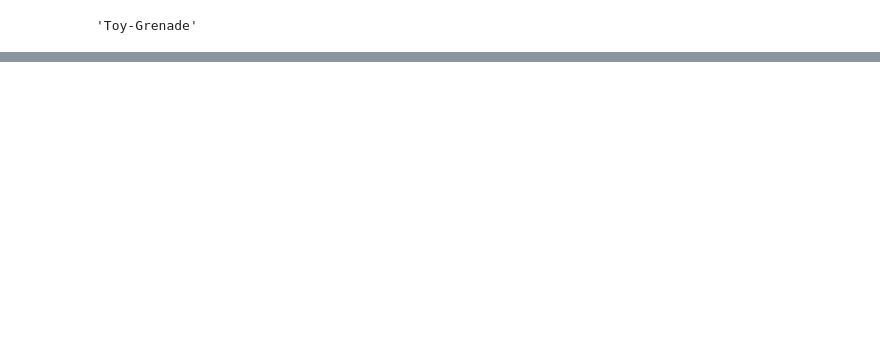
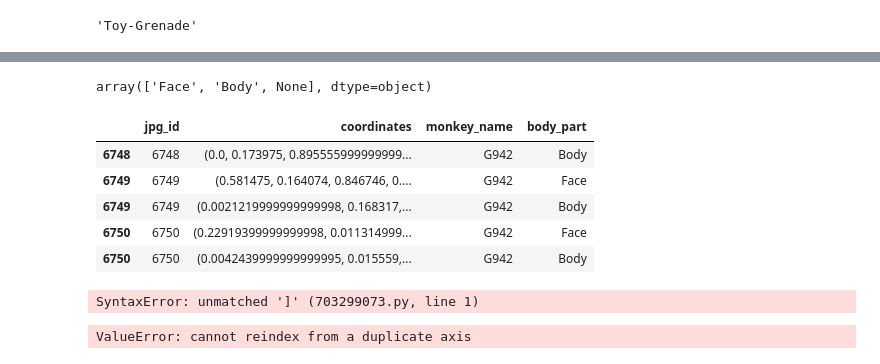
Before and after one commit to julie0924/PhotoMetadata, a Jupyter notebook: json/ReadingJSON.ipynb, the cells around one changed output, grey strips where cells are left out. Cells and saved outputs as stored; diff of their text form; code cells hidden in the pictures; blank space fills up the shorter version.

```diff
--- a/json/ReadingJSON.ipynb
+++ b/json/ReadingJSON.ipynb
@@ -165,0 +181,6 @@ AttributeError: 'DataFrame' object has no attribute 'bndbox_name'
+# %%
+monkey_coord = monkey_coord[~monkey_coord['bndbox_name'].str.contains('triangle|swing', case=False)]
+# Define the dictionary of replacements
+replacements = {'Unknown 1': 'Unknown1', 'Unknown 2': 'Unknown2', 'DF21' : 'DF2I', 'OEX': '0EX', '0F1': '0FL'}
+# Replace the patterns in the 'bndbox_name' column using the dictionary of replacements
+monkey_coord['bndbox_name'] = monkey_coord['bndbox_name'].replace(replacements, regex=True)
@@ -222,0 +220,29 @@ See the caveats in the documentation: https://pandas.pydata.org/pandas-docs/stab
+# %%
+monkey_coord['body_part'] = monkey_coord['body_part'].str.replace(' ', '')
+monkey_coord['body_part'] = monkey_coord['body_part'].str.capitalize()
+monkey_coord.body_part.unique()
+# %% [output]
+array(['Face', 'Body', None], dtype=object)
+# %%
+monkey_coord = monkey_coord.drop('file_name',axis=1)
+monkey_coord.tail(5)
+# %% [output]
+|  | jpg_id | coordinates | monkey_name | body_part |
+| 6748 | 6748 | (0.0, 0.173975, 0.895555999999999... | G942 | Body |
+| 6749 | 6749 | (0.581475, 0.164074, 0.846746, 0.... | G942 | Face |
+| 6749 | 6749 | (0.0021219999999999998, 0.168317,... | G942 | Body |
+| 6750 | 6750 | (0.22919399999999998, 0.011314999... | G942 | Face |
+| 6750 | 6750 | (0.0042439999999999995, 0.015559,... | G942 | Body |
+# %%
+duplicates = monkey_coord[monkey_coord[monkey_coord['monkey_name']=='Unknown']].duplicated('jpg_id', keep=False)]
+
+#monkey_coord[monkey_coord['monkey_name']=='Unknown']['jpg_id'].duplicated(keep=False)
+duplicates['jpg_id']
+# Count the occurrences of each value in the duplicates
+value_counts = duplicates['jpg_id'].value_counts()
+
+# Print the values that occur more than once
+more_than_duplicates = value_counts[value_counts > 1]
+#print(more_than_duplicates)
+# %% [output]
+SyntaxError: unmatched ']' (703299073.py, line 1)
@@ -222,0 +251,4 @@ See the caveats in the documentation: https://pandas.pydata.org/pandas-docs/stab
+# %%
+ind = monkey_coord[monkey_coord['monkey_name']=='Unknown']['jpg_id'].duplicated(keep=False)
+# %% [output]
+ValueError: cannot reindex from a duplicate axis
```
Also changed, not shown: parts of 20 cells of this notebook, 5 other files.
